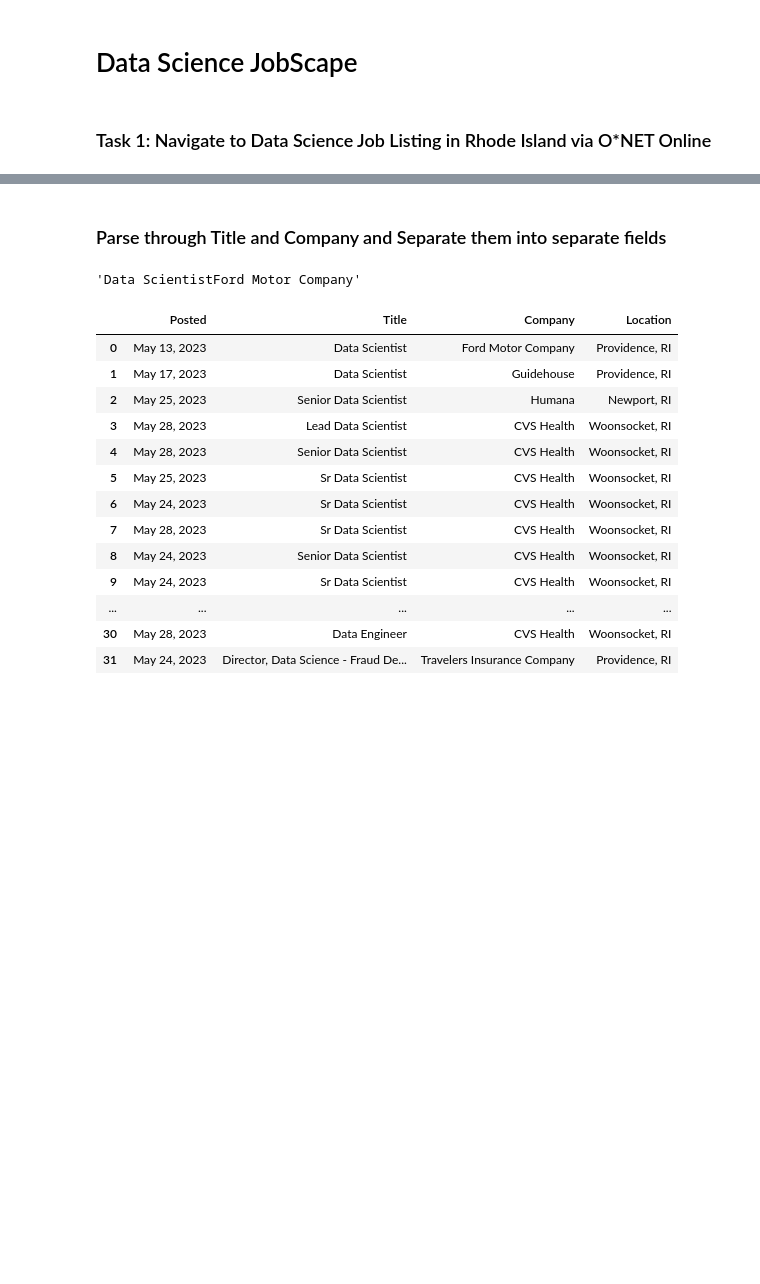
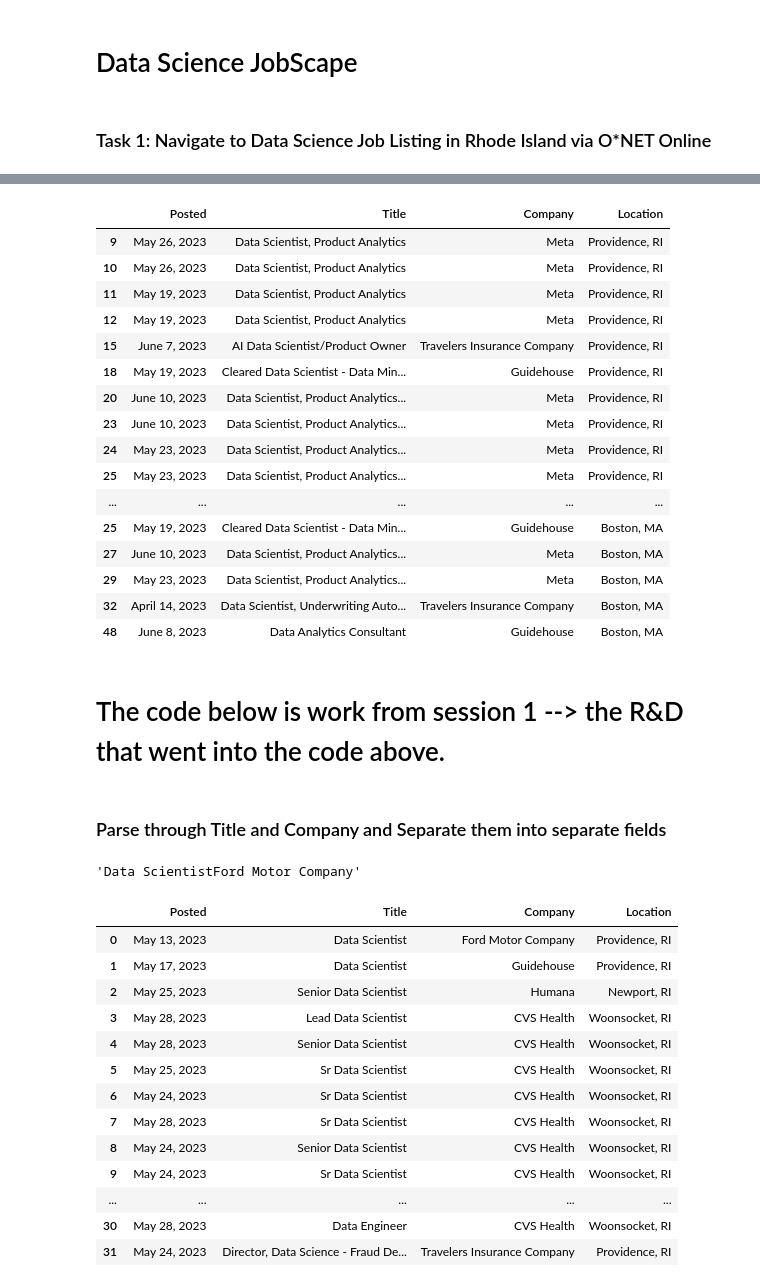
Before and after one commit to ethanwright96/data-science-jobscape, a Jupyter notebook: jobscape.ipynb, the cells around one changed output, grey strips where cells are left out. Drawn from its saved outputs; the diff is of its cells as text; code cells hidden in the pictures; blank space fills up the shorter version.

```diff
--- a/jobscape.ipynb
+++ b/jobscape.ipynb
@@ -57,3 +180,26 @@ df1.head(5)
+# %%
+BigThree = DF2[DF2['Company'].str.contains(r'Meta|Travelers|Guidehouse')]
+BigThree
+# %% [output]
+|  | Posted | Title | Company | Location |
+| 9 | May 26, 2023 | Data Scientist, Product Analytics | Meta | Providence, RI |
+| 10 | May 26, 2023 | Data Scientist, Product Analytics | Meta | Providence, RI |
+| 11 | May 19, 2023 | Data Scientist, Product Analytics | Meta | Providence, RI |
+| 12 | May 19, 2023 | Data Scientist, Product Analytics | Meta | Providence, RI |
+| 15 | June 7, 2023 | AI Data Scientist/Product Owner | Travelers Insurance Company | Providence, RI |
+| 18 | May 19, 2023 | Cleared Data Scientist - Data Min... | Guidehouse | Providence, RI |
+| 20 | June 10, 2023 | Data Scientist, Product Analytics... | Meta | Providence, RI |
+| 23 | June 10, 2023 | Data Scientist, Product Analytics... | Meta | Providence, RI |
+| 24 | May 23, 2023 | Data Scientist, Product Analytics... | Meta | Providence, RI |
+| 25 | May 23, 2023 | Data Scientist, Product Analytics... | Meta | Providence, RI |
+| ... | ... | ... | ... | ... |
+| 25 | May 19, 2023 | Cleared Data Scientist - Data Min... | Guidehouse | Boston, MA |
+| 27 | June 10, 2023 | Data Scientist, Product Analytics... | Meta | Boston, MA |
+| 29 | May 23, 2023 | Data Scientist, Product Analytics... | Meta | Boston, MA |
+| 32 | April 14, 2023 | Data Scientist, Underwriting Auto... | Travelers Insurance Company | Boston, MA |
+| 48 | June 8, 2023 | Data Analytics Consultant | Guidehouse | Boston, MA |
+# %% [markdown]
+# The code below is work from session 1 --> the R&D that went into the code above.
 # %% [markdown]
 ### Parse through Title and Company and Separate them into separate fields
 # %%
```
Also changed, not shown: parts of 11 cells of this notebook.
